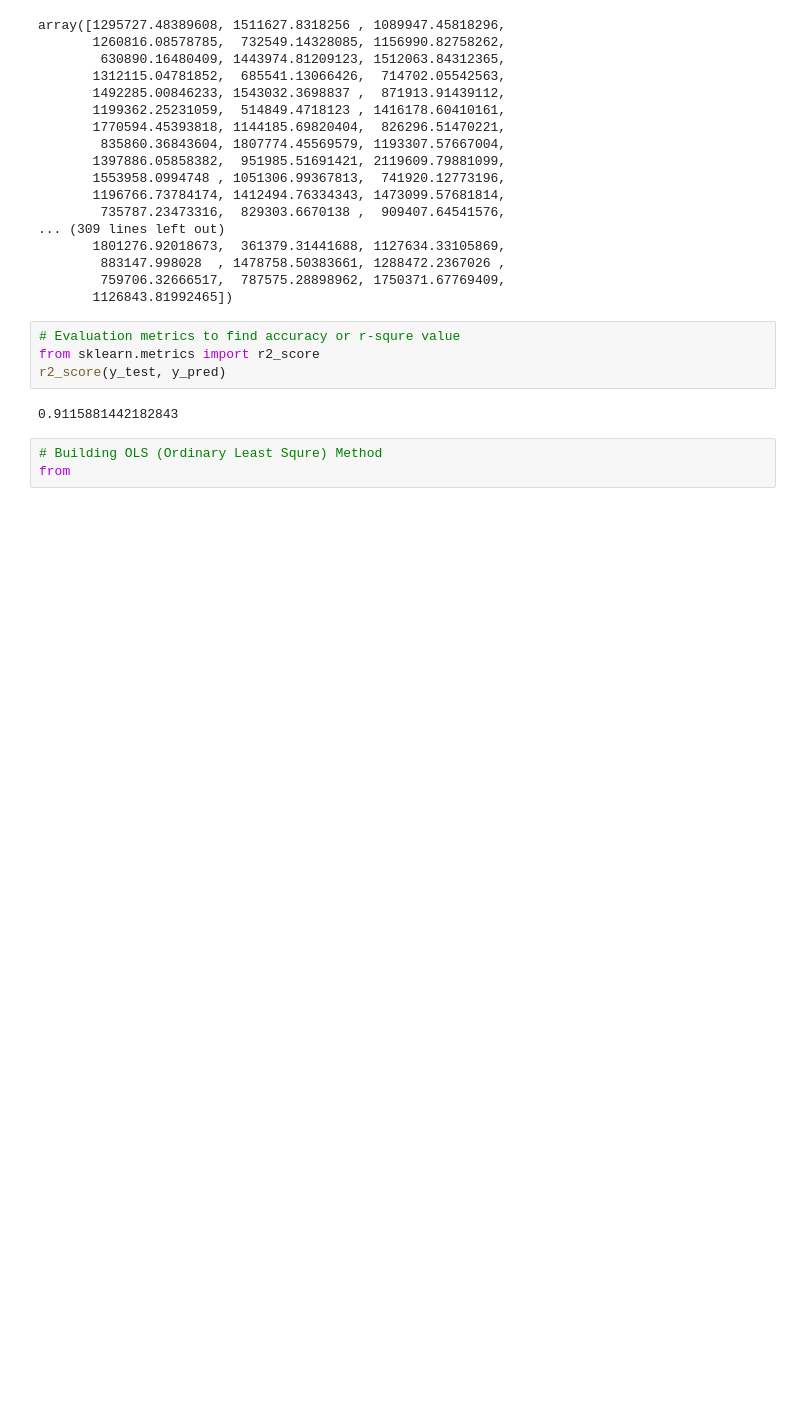
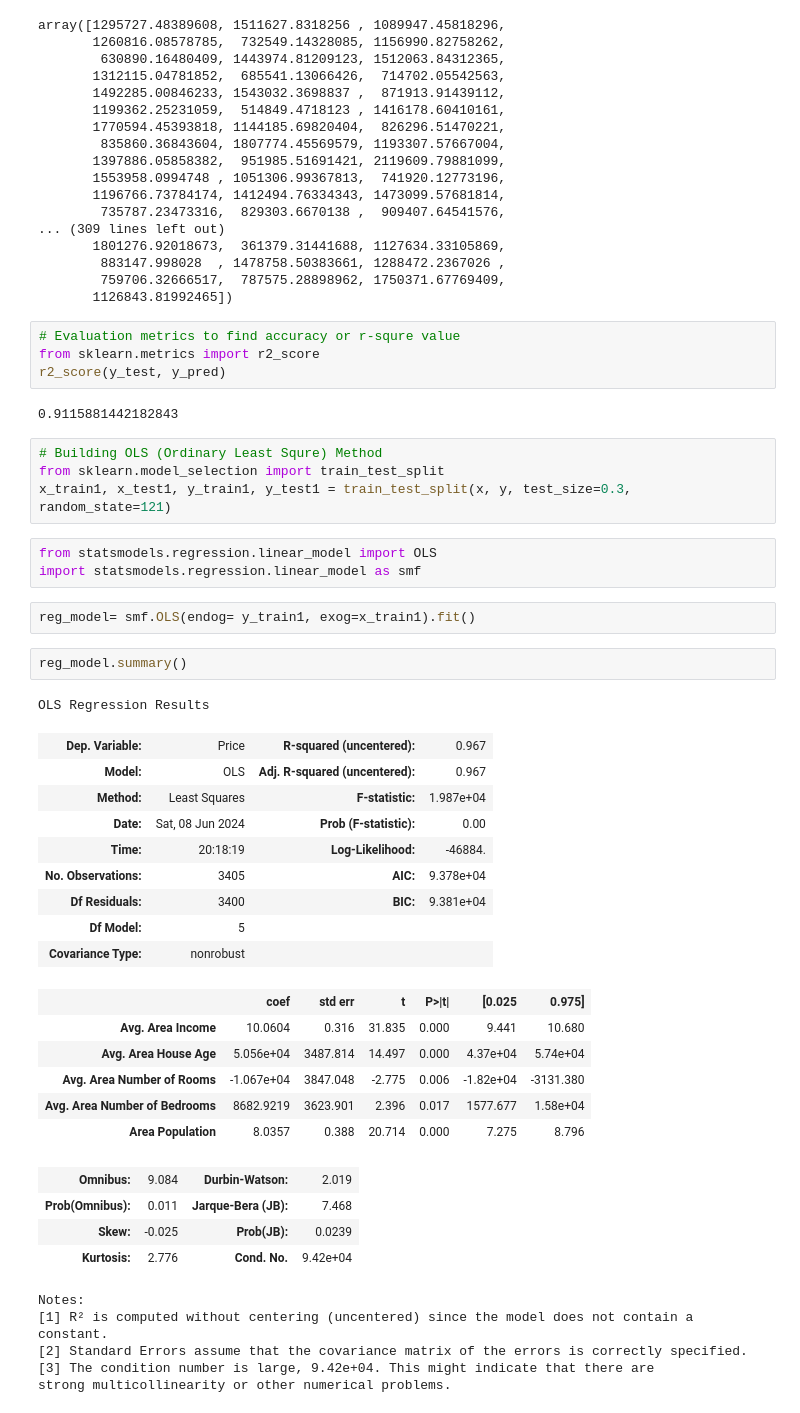
Before and after one commit to ardranijesh/Data-science-study, a Jupyter notebook: ML/Usa_Housing_price_prediction.ipynb, the cells around one changed output. Drawn from its saved outputs; the diff is of its cells as text; blank space fills up the shorter version.

```diff
--- a/ML/Usa_Housing_price_prediction.ipynb
+++ b/ML/Usa_Housing_price_prediction.ipynb
@@ -302,4 +291,38 @@ r2_score(y_test, y_pred)
 0.9115881442182843
 # %%
 # Building OLS (Ordinary Least Squre) Method
-from
+from sklearn.model_selection import train_test_split
+x_train1, x_test1, y_train1, y_test1 = train_test_split(x, y, test_size=0.3, random_state=121)
+# %%
+from statsmodels.regression.linear_model import OLS
+import statsmodels.regression.linear_model as smf
+# %%
+reg_model= smf.OLS(endog= y_train1, exog=x_train1).fit()
+# %%
+reg_model.summary()
+# %% [output]
+OLS Regression Results
+| Dep. Variable: | Price | R-squared (uncentered): | 0.967 |
+| Model: | OLS | Adj. R-squared (uncentered): | 0.967 |
+| Method: | Least Squares | F-statistic: | 1.987e+04 |
+| Date: | Sat, 08 Jun 2024 | Prob (F-statistic): | 0.00 |
+| Time: | 20:18:19 | Log-Likelihood: | -46884. |
+| No. Observations: | 3405 | AIC: | 9.378e+04 |
+| Df Residuals: | 3400 | BIC: | 9.381e+04 |
+| Df Model: | 5 |  |  |
+| Covariance Type: | nonrobust |  |  |
+|  | coef | std err | t | P>|t| | [0.025 | 0.975] |
+| Avg. Area Income | 10.0604 | 0.316 | 31.835 | 0.000 | 9.441 | 10.680 |
+| Avg. Area House Age | 5.056e+04 | 3487.814 | 14.497 | 0.000 | 4.37e+04 | 5.74e+04 |
+| Avg. Area Number of Rooms | -1.067e+04 | 3847.048 | -2.775 | 0.006 | -1.82e+04 | -3131.380 |
+| Avg. Area Number of Bedrooms | 8682.9219 | 3623.901 | 2.396 | 0.017 | 1577.677 | 1.58e+04 |
+| Area Population | 8.0357 | 0.388 | 20.714 | 0.000 | 7.275 | 8.796 |
+| Omnibus: | 9.084 | Durbin-Watson: | 2.019 |
+| Prob(Omnibus): | 0.011 | Jarque-Bera (JB): | 7.468 |
+| Skew: | -0.025 | Prob(JB): | 0.0239 |
+| Kurtosis: | 2.776 | Cond. No. | 9.42e+04 |
+Notes:
+[1] R² is computed without centering (uncentered) since the model does not contain a constant.
+[2] Standard Errors assume that the covariance matrix of the errors is correctly specified.
+[3] The condition number is large, 9.42e+04. This might indicate that there are
+strong multicollinearity or other numerical problems.
```
Also changed, not shown: parts of 5 cells of this notebook.
